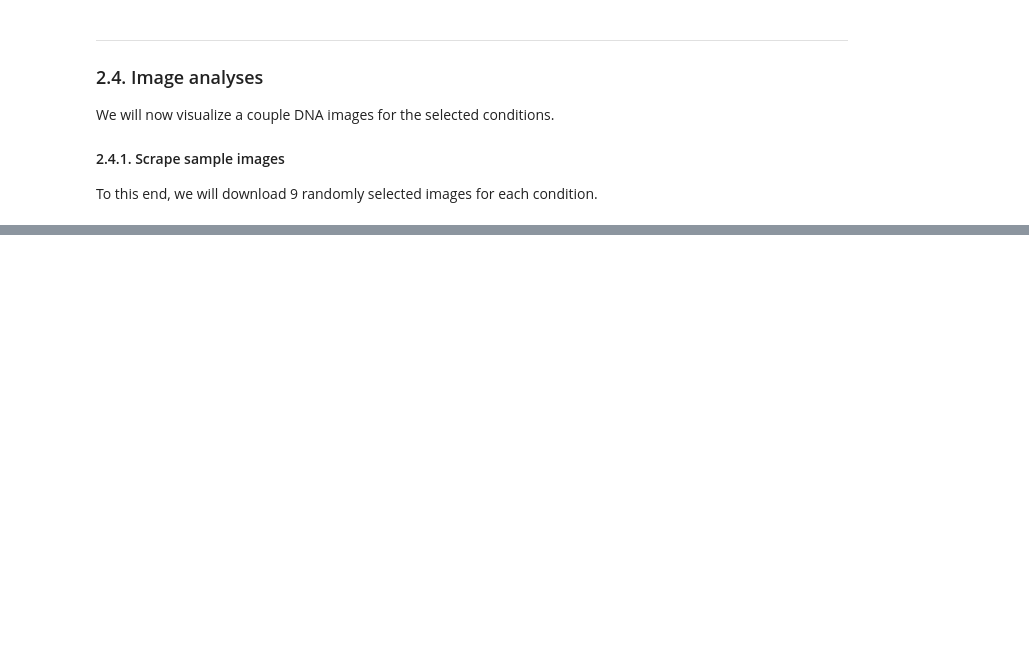
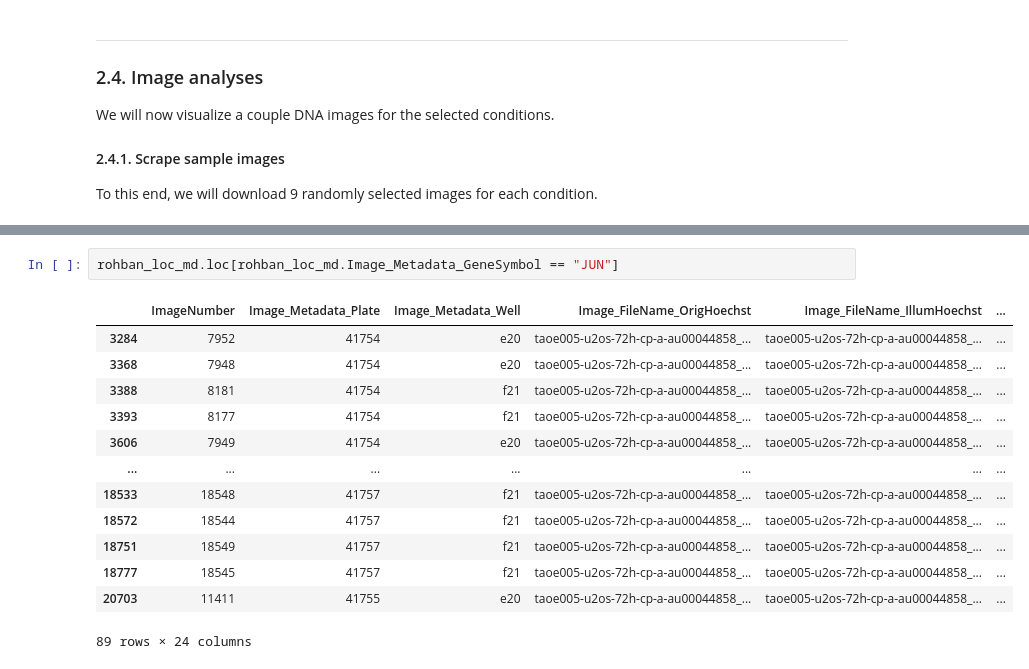
Before and after one commit to dpaysan/jump_datasets, a Jupyter notebook: data_exploration.ipynb, the cells around one changed output, grey strips where cells are left out. Drawn from its saved outputs; the diff is of its cells as text; blank space fills up the shorter version.

```diff
--- a/data_exploration.ipynb
+++ b/data_exploration.ipynb
@@ -784,0 +845,16 @@ for gene in selected_perts:
+# %%
+rohban_loc_md.loc[rohban_loc_md.Image_Metadata_GeneSymbol == "JUN"]
+# %% [output]
+|  | ImageNumber | Image_Metadata_Plate | Image_Metadata_Well | Image_FileName_OrigHoechst | Image_FileName_IllumHoechst | ... |
+| 3284 | 7952 | 41754 | e20 | taoe005-u2os-72h-cp-a-au00044858_... | taoe005-u2os-72h-cp-a-au00044858_... | ... |
+| 3368 | 7948 | 41754 | e20 | taoe005-u2os-72h-cp-a-au00044858_... | taoe005-u2os-72h-cp-a-au00044858_... | ... |
+| 3388 | 8181 | 41754 | f21 | taoe005-u2os-72h-cp-a-au00044858_... | taoe005-u2os-72h-cp-a-au00044858_... | ... |
+| 3393 | 8177 | 41754 | f21 | taoe005-u2os-72h-cp-a-au00044858_... | taoe005-u2os-72h-cp-a-au00044858_... | ... |
+| 3606 | 7949 | 41754 | e20 | taoe005-u2os-72h-cp-a-au00044858_... | taoe005-u2os-72h-cp-a-au00044858_... | ... |
+| ... | ... | ... | ... | ... | ... | ... |
+| 18533 | 18548 | 41757 | f21 | taoe005-u2os-72h-cp-a-au00044858_... | taoe005-u2os-72h-cp-a-au00044858_... | ... |
+| 18572 | 18544 | 41757 | f21 | taoe005-u2os-72h-cp-a-au00044858_... | taoe005-u2os-72h-cp-a-au00044858_... | ... |
+| 18751 | 18549 | 41757 | f21 | taoe005-u2os-72h-cp-a-au00044858_... | taoe005-u2os-72h-cp-a-au00044858_... | ... |
+| 18777 | 18545 | 41757 | f21 | taoe005-u2os-72h-cp-a-au00044858_... | taoe005-u2os-72h-cp-a-au00044858_... | ... |
+| 20703 | 11411 | 41755 | e20 | taoe005-u2os-72h-cp-a-au00044858_... | taoe005-u2os-72h-cp-a-au00044858_... | ... |
+89 rows × 24 columns
```
Also changed, not shown: parts of 41 cells of this notebook, 1 other file.
